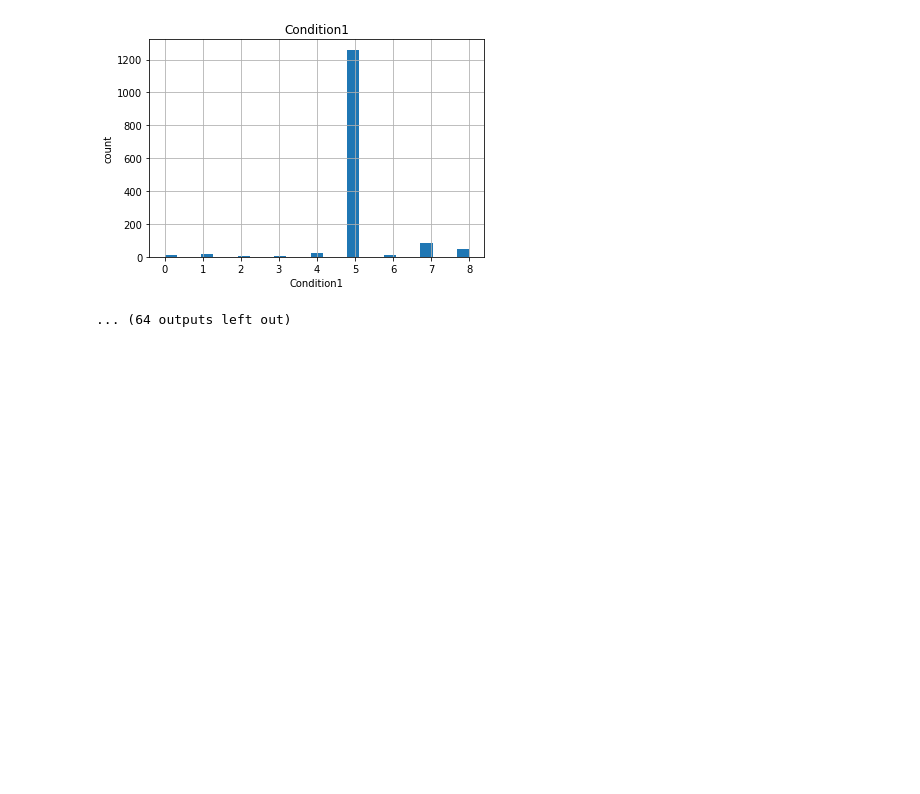
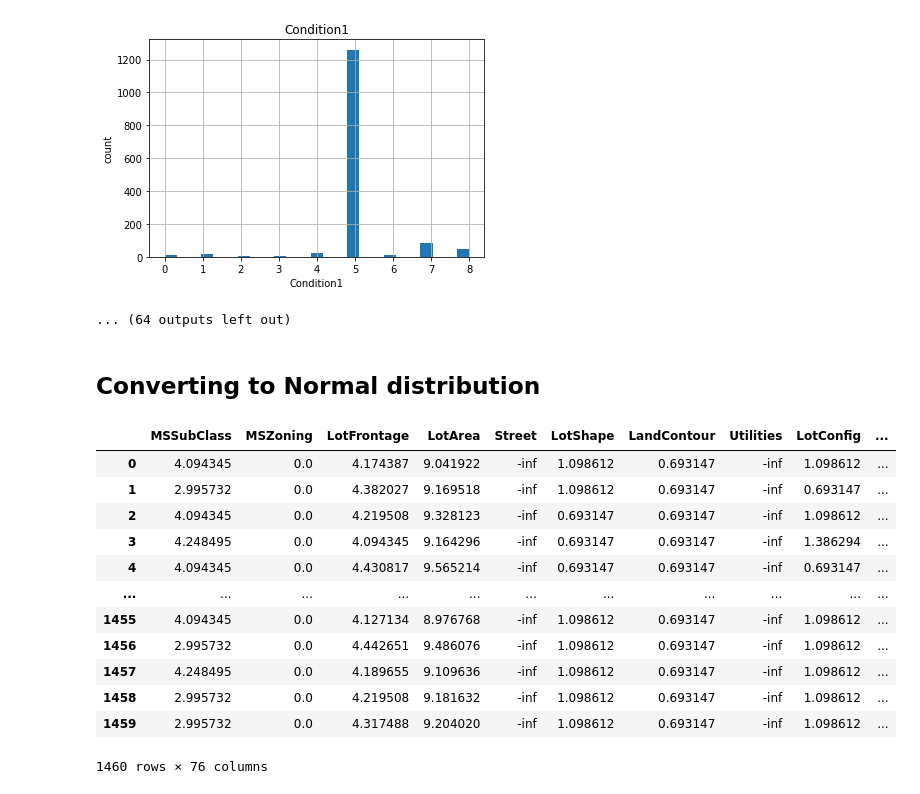
Before and after one commit to Ixiondbz/House-Prices-Prediction-Advanced-Regression-Techniques-, a Jupyter notebook: Training and Test.ipynb, the cells around one changed output. Drawn from its saved outputs; the diff is of its cells as text; code cells hidden in the pictures; blank space fills up the shorter version.

```diff
--- a/Training and Test.ipynb
+++ b/Training and Test.ipynb
@@ -27,3 +27,26 @@ for feature in df.columns:
 [figure]
 [figure]
 ... (64 outputs left out)
+# %% [markdown]
+## **Converting to Normal distribution**
+# %%
+df_nd = df
+# %%
+for feature in df_nd.columns:
+  df_nd[feature] = np.log(df_nd[feature])
+# %%
+df_nd
+# %% [output]
+|  | MSSubClass | MSZoning | LotFrontage | LotArea | Street | LotShape | LandContour | Utilities | LotConfig | ... |
+| 0 | 4.094345 | 0.0 | 4.174387 | 9.041922 | -inf | 1.098612 | 0.693147 | -inf | 1.098612 | ... |
+| 1 | 2.995732 | 0.0 | 4.382027 | 9.169518 | -inf | 1.098612 | 0.693147 | -inf | 0.693147 | ... |
+| 2 | 4.094345 | 0.0 | 4.219508 | 9.328123 | -inf | 0.693147 | 0.693147 | -inf | 1.098612 | ... |
+| 3 | 4.248495 | 0.0 | 4.094345 | 9.164296 | -inf | 0.693147 | 0.693147 | -inf | 1.386294 | ... |
+| 4 | 4.094345 | 0.0 | 4.430817 | 9.565214 | -inf | 0.693147 | 0.693147 | -inf | 0.693147 | ... |
+| ... | ... | ... | ... | ... | ... | ... | ... | ... | ... | ... |
+| 1455 | 4.094345 | 0.0 | 4.127134 | 8.976768 | -inf | 1.098612 | 0.693147 | -inf | 1.098612 | ... |
+| 1456 | 2.995732 | 0.0 | 4.442651 | 9.486076 | -inf | 1.098612 | 0.693147 | -inf | 1.098612 | ... |
+| 1457 | 4.248495 | 0.0 | 4.189655 | 9.109636 | -inf | 1.098612 | 0.693147 | -inf | 1.098612 | ... |
+| 1458 | 2.995732 | 0.0 | 4.219508 | 9.181632 | -inf | 1.098612 | 0.693147 | -inf | 1.098612 | ... |
+| 1459 | 2.995732 | 0.0 | 4.317488 | 9.204020 | -inf | 1.098612 | 0.693147 | -inf | 1.098612 | ... |
+1460 rows × 76 columns
```
Also changed, not shown: parts of 1 cell of this notebook.
